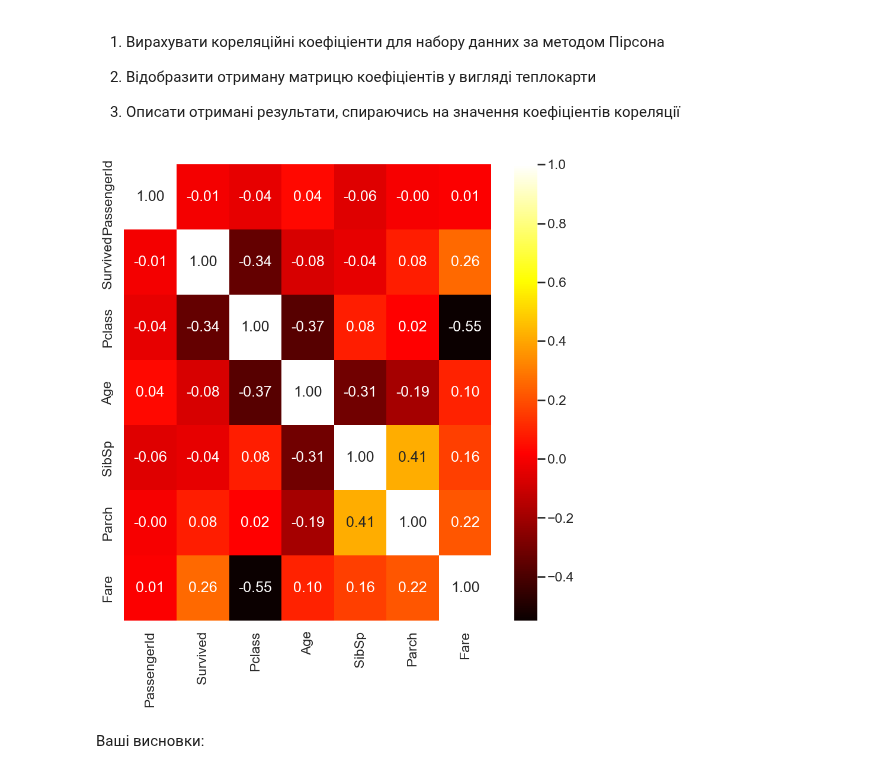
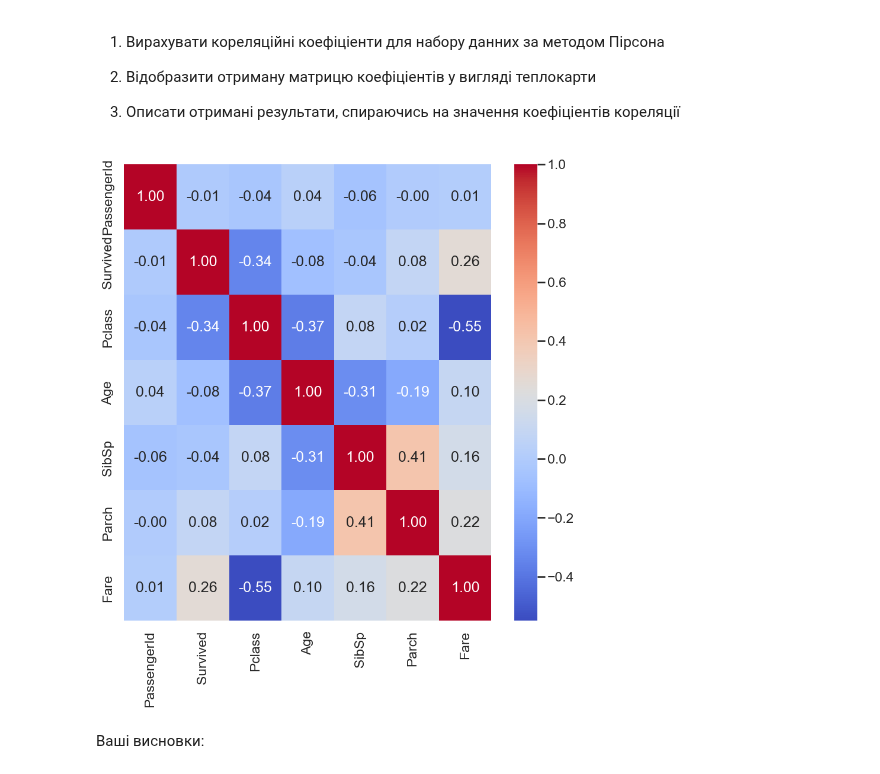
Before and after one commit to Prosik2205/OSHI, a Jupyter notebook: Task3_basic_ai_ad_prosimyak_oleksander.ipynb, the cells around one changed output. Drawn from its saved outputs; the diff is of its cells as text; code cells hidden in the pictures.

```diff
--- a/Task3_basic_ai_ad_prosimyak_oleksander.ipynb
+++ b/Task3_basic_ai_ad_prosimyak_oleksander.ipynb
@@ -90,10 +92,10 @@ dtype: int64
 # %%
 
 number = dataset.select_dtypes(include=['float','int'])
 pearson = number.corr(method='pearson')
 plt.figure(figsize=(10,10))
-sns.heatmap(pearson, annot=True, cmap='hot', fmt=".2f")
+sns.heatmap(pearson, annot=True, cmap='coolwarm', fmt=".2f")
 plt.title
 plt.show()
 # %% [output]
-[figure, old version]
+[figure, new version]
```
Also changed, not shown: parts of 16 cells of this notebook.
